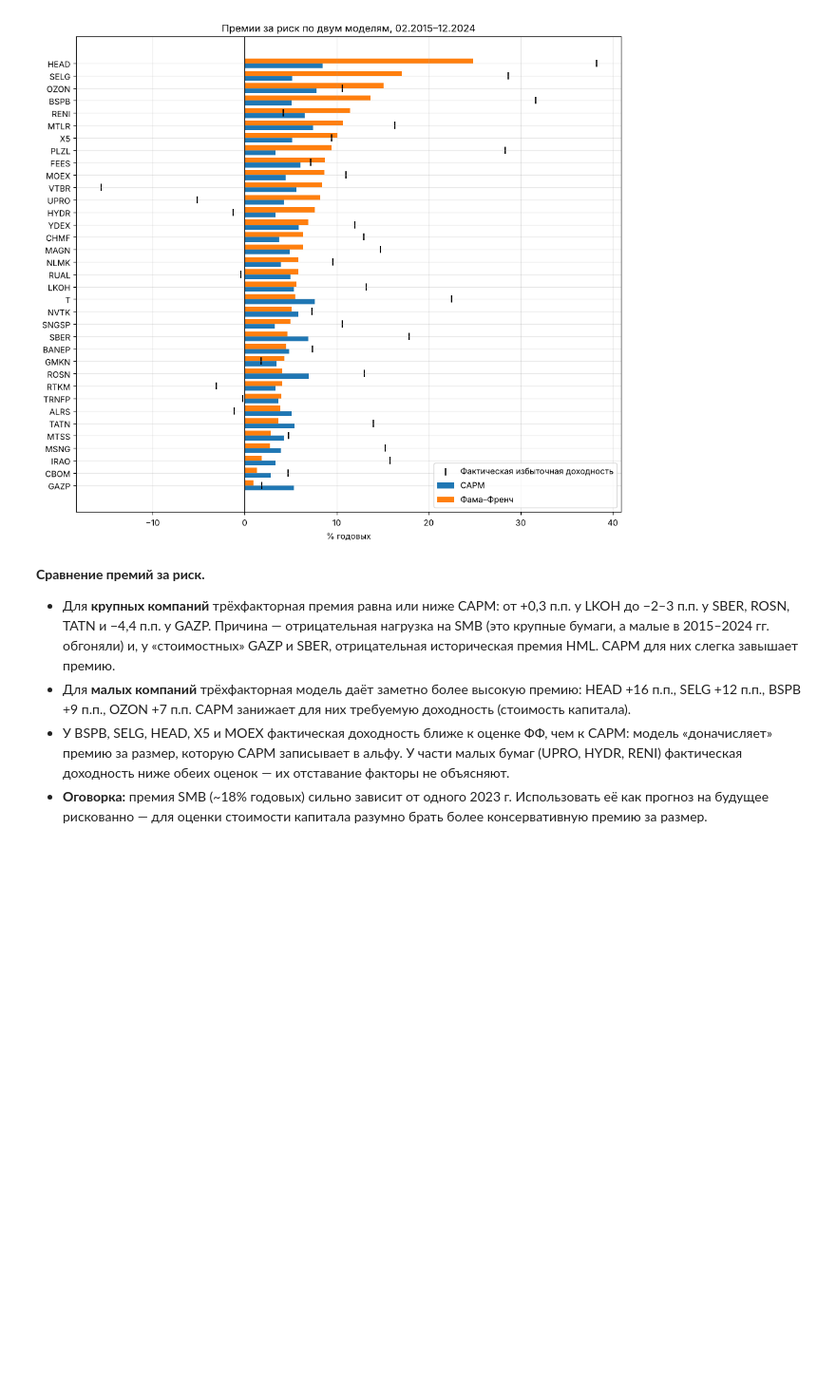
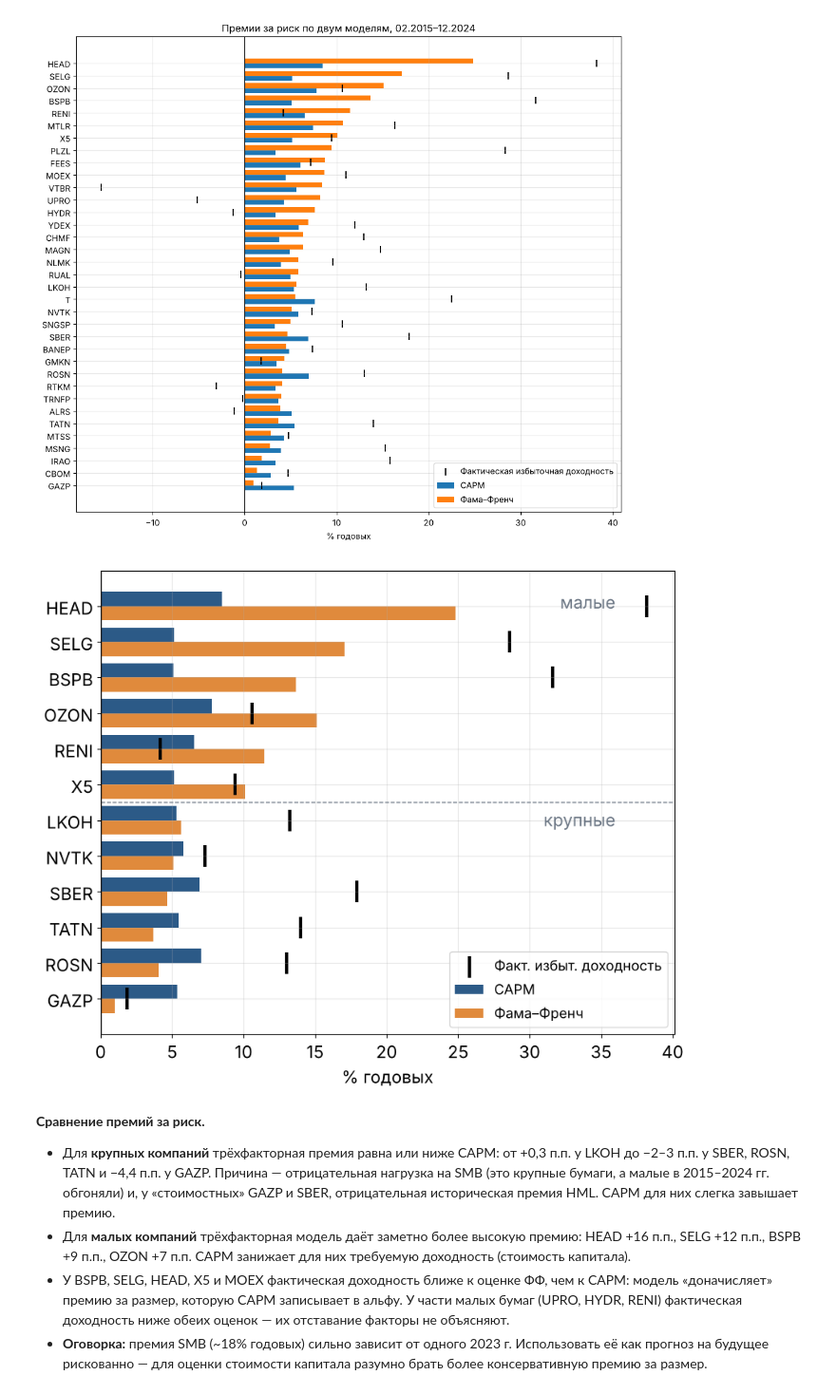
Before and after one commit to gurbanovagil29-prog/my2, a Jupyter notebook: hw2/hw2_fama_french.ipynb, the cells around one changed output. Shown at 95% size. Saved outputs shown, nothing was run; the diff lists cells and outputs as text; code cells hidden in the pictures; blank space fills up the shorter version.

```diff
--- a/hw2/hw2_fama_french.ipynb
+++ b/hw2/hw2_fama_french.ipynb
@@ -588,6 +606,28 @@ ax.legend(loc="lower right")
 plt.tight_layout(); plt.savefig(FIG / "06_premia.png", dpi=150); plt.show()
 # %% [output]
 [figure]
+# %%
+# Версия для слайда: 6 малых бумаг и 6 голубых фишек, крупный шрифт
+KEY = ["HEAD", "SELG", "BSPB", "OZON", "RENI", "X5", "LKOH", "NVTK", "SBER", "TATN", "ROSN", "GAZP"]
+p = prem.loc[KEY[::-1]]
+fig, ax = plt.subplots(figsize=(8.6, 7.0))
+y = np.arange(len(p))
+ax.barh(y + 0.2, p["Премия CAPM"], height=0.4, color="#2C5A87", label="CAPM")
+ax.barh(y - 0.2, p["Премия ФФ"], height=0.4, color="#E08A3C", label="Фама–Френч")
+ax.scatter(p["Факт. избыт. доходность"], y, color="black", marker="|", s=400, linewidths=3,
+           label="Факт. избыт. доходность")
+ax.axhline(5.5, color="#6B7684", ls="--", lw=1)
+ax.text(36, 11.4, "малые", ha="right", va="top", fontsize=16, color="#6B7684")
+ax.text(36, 5.3, "крупные", ha="right", va="top", fontsize=16, color="#6B7684")
+ax.set_yticks(y); ax.set_yticklabels(p.index)
+ax.axvline(0, color="black", lw=1)
+ax.tick_params(labelsize=16)
+ax.set_xlabel("% годовых", fontsize=16)
+ax.grid(axis="x", alpha=0.3)
+ax.legend(loc="lower right", fontsize=13)
+plt.tight_layout(); plt.savefig(FIG / "06s_premia_slide.png", dpi=150); plt.show()
+# %% [output]
+[figure, added]
 # %% [markdown]
 **Сравнение премий за риск.**
 * Для **крупных компаний** трёхфакторная премия равна или ниже CAPM: от +0,3 п.п. у LKOH до −2–3 п.п. у SBER, ROSN, TATN
```
Also changed, not shown: parts of 7 cells of this notebook, 7 other files.
